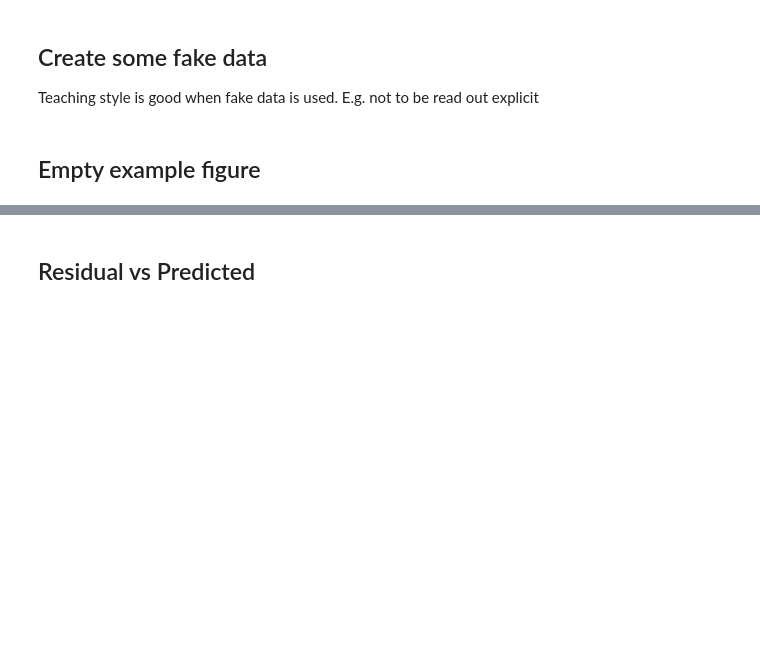
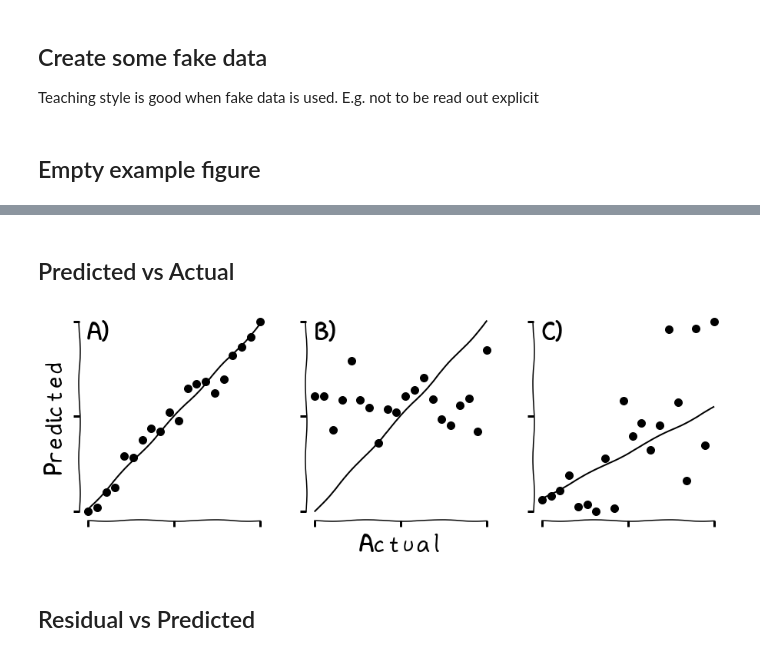
Before and after one commit to charnley/matplotlib-views, a Jupyter notebook: notebooks/teach_plots.ipynb, the cells around one changed output, grey strips where cells are left out. Saved outputs shown, nothing was run; the diff lists cells and outputs as text; code cells hidden in the pictures; blank space fills up the shorter version.

```diff
--- a/notebooks/teach_plots.ipynb
+++ b/notebooks/teach_plots.ipynb
@@ -73,3 +72,53 @@ Text(0.5, 0.05, '"Stove Ownership" from xkcd by Randall Munroe')
+# %% [markdown]
+## Predicted vs Actual
+# %%
+
+@styles.use_teach
+def predicted_vs_actual():
+
+    # Data
+    x_axis = np.arange(-10, 10)
+    n_points = len(x_axis)
+
+    predictions_a = np.random.normal(loc=0.0, scale=1, size=n_points) + x_axis
+    predictions_b = np.random.normal(loc=0.0, scale=2, size=n_points)
+    predictions_c = (
+        np.random.normal(loc=0.0, scale=0.5, size=n_points)*np.linspace(1, 30, n_points) + x_axis
+    )
+    predictions = [predictions_a, predictions_b, predictions_c]
+
+    size = 5
+    n_ax = len(predictions)
+
+    fig, axs = plt.subplots(
+        1,
+        n_ax,
+        sharey=False,
+        sharex=False,
+        figsize=(n_ax * size, size),
+    )
+
+    for ax, data in zip(axs, predictions):
+
+        x_ticks = styles.simple_ticks(x_axis)
+        y_ticks = styles.simple_ticks(list(data)+list(x_ticks))
+
+        ax.set_xticks(x_ticks)
+        ax.set_yticks(y_ticks)
+
+        ax.plot(x_axis, x_axis, "k-")
+        ax.scatter(x_axis, data, c="k")
+
+
+    axs[0].set_ylabel("Predicted")
+    axs[1].set_xlabel("Actual")
+
+    styles.name_axes(axs, loc="top right")
+    styles.simple_axes(axs)
+
+predicted_vs_actual()
+# %% [output]
+[figure, added]
 # %% [markdown]
 ## Residual vs Predicted
 # %%
```
Also changed, not shown: parts of 14 cells of this notebook, 2 other files.
